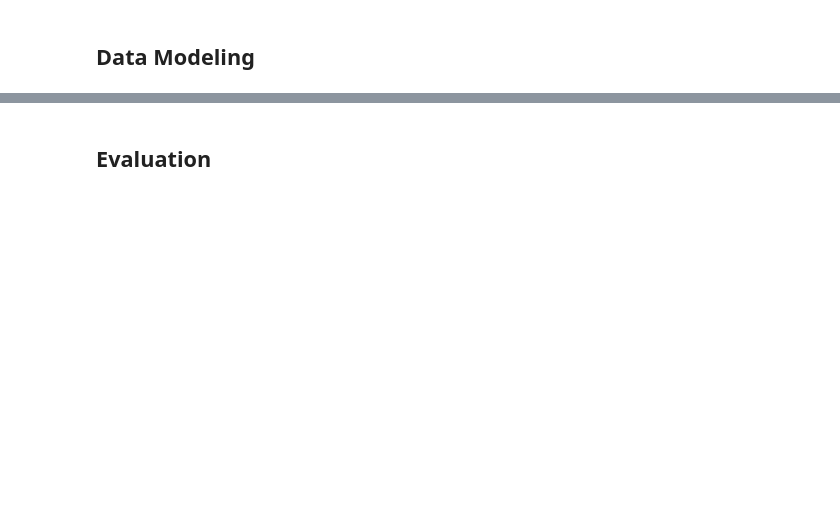
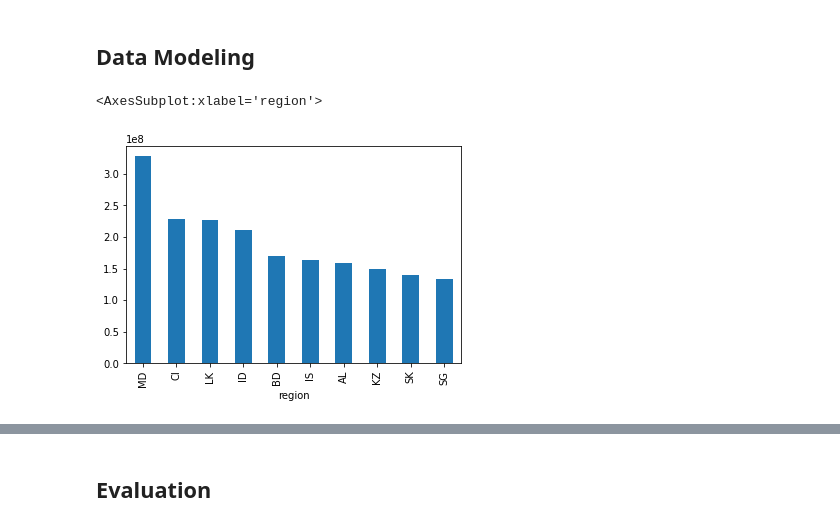
Before and after one commit to iansharff/microsoft_movies, a Jupyter notebook: IMBD+BOM.ipynb, the cells around one changed output, grey strips where cells are left out. Saved outputs shown, nothing was run; the diff lists cells and outputs as text; code cells hidden in the pictures; blank space fills up the shorter version.

```diff
--- a/IMBD+BOM.ipynb
+++ b/IMBD+BOM.ipynb
@@ -134,5 +151,11 @@ imbd_info_df_main_clean1.head().reset_index()
 # %% [markdown]
 ## Data Modeling
+# %%
+gross_per_genre = imbd_info_df_main_clean1.groupby(['region'])['domestic_gross'].mean().sort_values(ascending=False)
+gross_per_genre.head(10).plot(kind = 'bar')
+# %% [output]
+<AxesSubplot:xlabel='region'>
+[figure, added]
 # %%
 imbd_info_df_main_clean1.corr()['domestic_gross'].sort_values()
 # %% [output]
```
Also changed, not shown: parts of 15 cells of this notebook.
